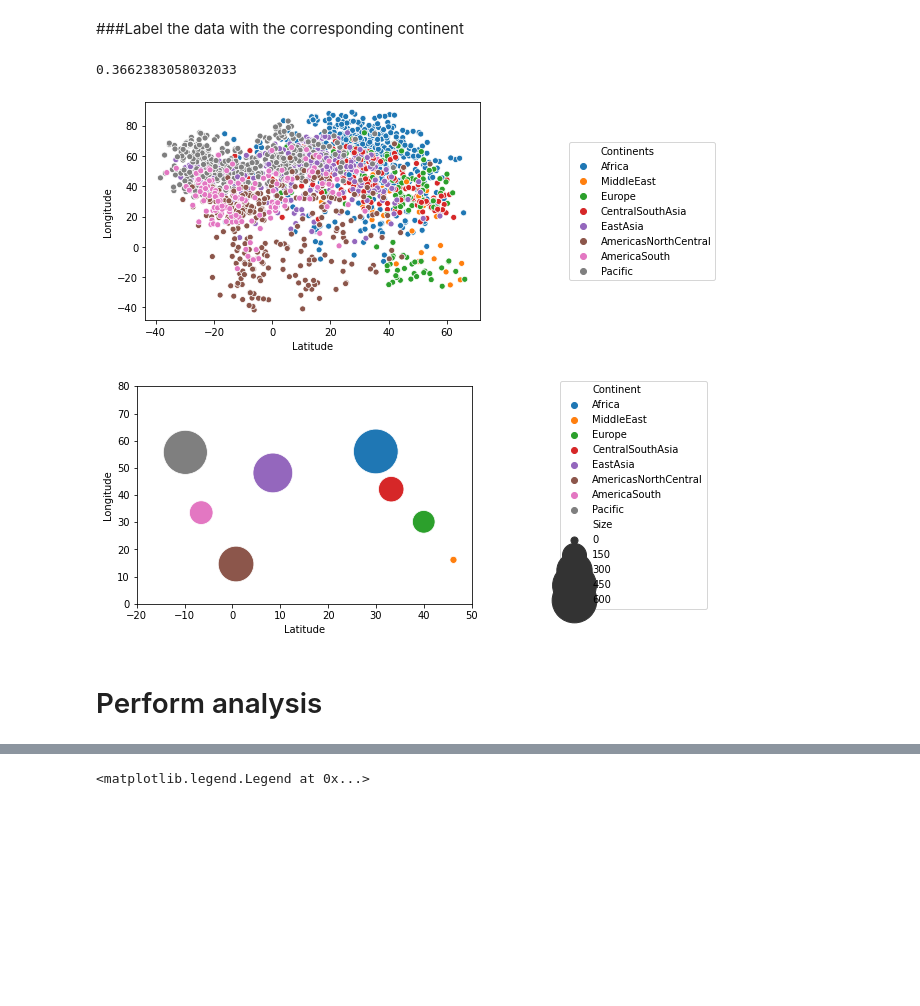
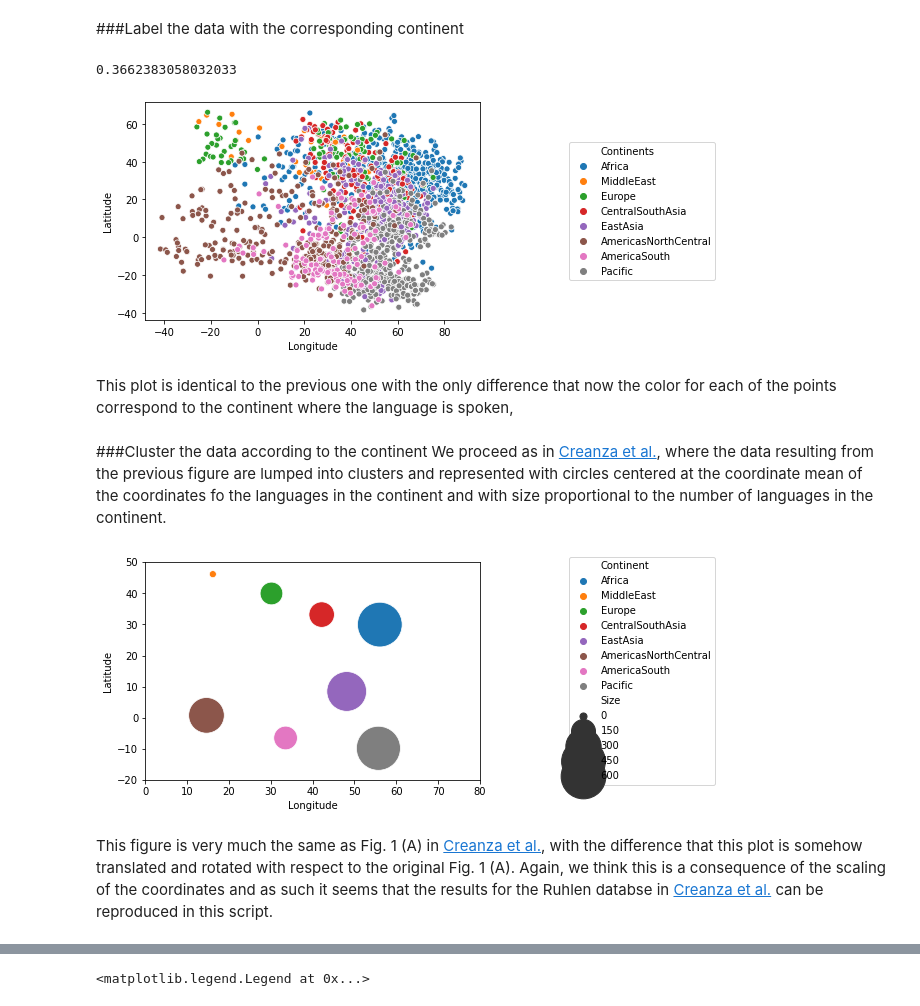
Before and after one commit to camoalon/language_genes, a Jupyter notebook: PCA.ipynb, the cells around one changed output, grey strips where cells are left out. Cells and saved outputs as stored; diff of their text form; code cells hidden in the pictures; blank space fills up the shorter version.

```diff
--- a/PCA.ipynb
+++ b/PCA.ipynb
@@ -232,16 +237,21 @@ This result does not quite match the result from Fig. 1 (A) in [Creanza et al.](
 # %%
 result_paper = pd.DataFrame(Z_paper)
 result_paper['Continents'] = continents_paper
 result_paper.columns = ['Latitude','Longitude','Continents']
 
-g = sns.scatterplot(result_paper['Latitude'], result_paper['Longitude'], hue = result_paper['Continents'], legend = "brief")
+g = sns.scatterplot(result_paper['Longitude'], result_paper['Latitude'],hue = result_paper['Continents'], legend = "brief")
 g.legend(loc='center left', bbox_to_anchor=(1.25, 0.5), ncol=1)
 
 t0 = np.sqrt(1-d_paper)
 print(t0)
 # %% [output]
 0.3662383058032033
-[figure, old version]
+[figure, new version]
+# %% [markdown]
+This plot is identical to the previous one with the only difference that now the color for each of the points correspond to the continent where the language is spoken,
+# %% [markdown]
+###Cluster the data according to the continent
+We proceed as in [Creanza et al.](https://www.pnas.org/content/112/5/1265), where the data resulting from the previous figure are lumped into clusters and represented with circles centered at the coordinate mean of the coordinates fo the languages in the continent and with size proportional to the number of languages in the continent.
 # %%
 labels_continents_paper = list(result_paper['Continents'].unique())
 latitude_paper = np.empty(len(labels_continents_paper))
@@ -257,12 +267,12 @@ for i,elements in enumerate(labels_continents_paper):
 cluster_paper = pd.DataFrame([latitude_paper,longitude_paper,size_paper,labels_continents_paper]).T
 cluster_paper.columns = ['Latitude','Longitude','Size','Continent']
 # %%
-g = sns.scatterplot(cluster_paper['Latitude'],cluster_paper['Longitude'],size=cluster_paper['Size'],hue=cluster_paper['Continent'],sizes=(50,2000))
+g = sns.scatterplot(cluster_paper['Longitude'],cluster_paper['Latitude'],size=cluster_paper['Size'],hue=cluster_paper['Continent'],sizes=(50,2000))
 
 g.legend(loc='center left', bbox_to_anchor=(1.25, 0.5), ncol=1)
-yaxis = plt.ylim(0, 80)
-xaxis = plt.xlim(-20, 50)
+yaxis = plt.xlim(0, 80)
+xaxis = plt.ylim(-20, 50)
 # %% [output]
-[figure, old version]
+[figure, new version]
-# %% [markdown]
-# Perform analysis
+# %% [markdown]
+This figure is very much the same as Fig. 1 (A) in [Creanza et al.](https://www.pnas.org/content/112/5/1265), with the difference that this plot is somehow translated and rotated with respect to the original Fig. 1 (A). Again, we think this is a consequence of the scaling of the coordinates and as such it seems that the results for the Ruhlen databse in [Creanza et al.](https://www.pnas.org/content/112/5/1265) can be reproduced in this script.
```
Also changed, not shown: parts of 48 cells of this notebook.
